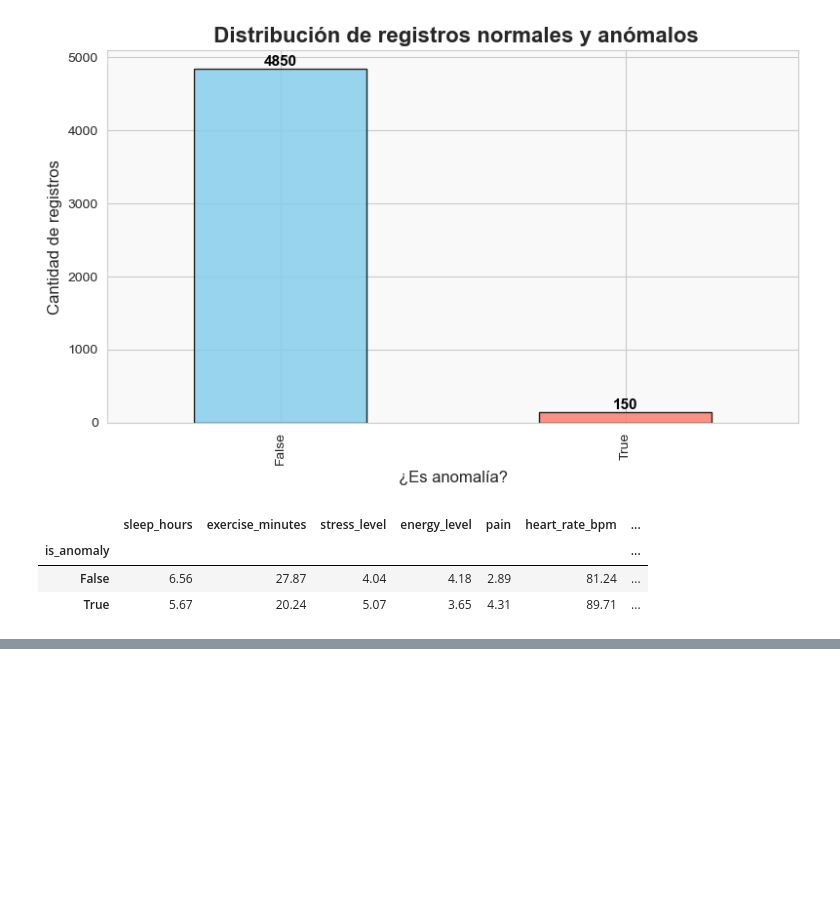
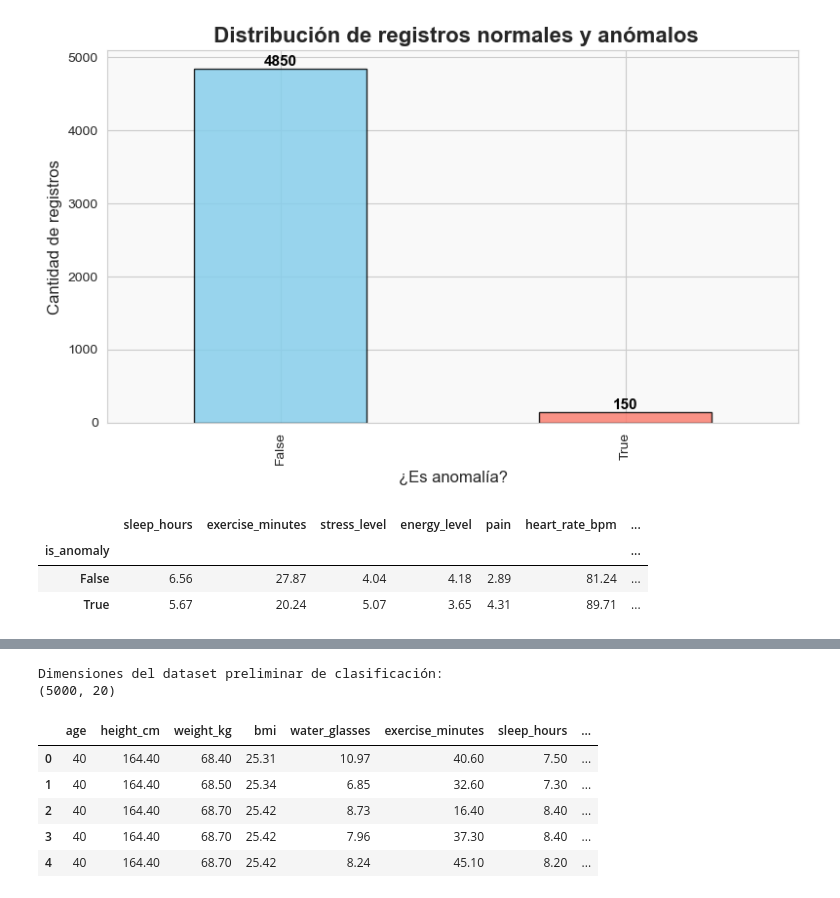
Before and after one commit to KouDionicio/9A-IDGS-ECBD-VitalMind-, a Jupyter notebook: ml-service/app/notebooks/01_exploratory_data_analysis.ipynb, the cells around one changed output, grey strips where cells are left out. Drawn from its saved outputs; the diff is of its cells as text; code cells hidden in the pictures; blank space fills up the shorter version.

```diff
--- a/ml-service/app/notebooks/01_exploratory_data_analysis.ipynb
+++ b/ml-service/app/notebooks/01_exploratory_data_analysis.ipynb
@@ -1695,0 +2053,22 @@ anomaly_comparison
+# %%
+classification_dataset = df[
+    classification_features
+    + [classification_target]
+].copy()
+
+print(
+    "Dimensiones del dataset preliminar "
+    "de clasificación:"
+)
+print(classification_dataset.shape)
+
+classification_dataset.head()
+# %% [output]
+Dimensiones del dataset preliminar de clasificación:
+(5000, 20)
+|  | age | height_cm | weight_kg | bmi | water_glasses | exercise_minutes | sleep_hours | ... |
+| 0 | 40 | 164.40 | 68.40 | 25.31 | 10.97 | 40.60 | 7.50 | ... |
+| 1 | 40 | 164.40 | 68.50 | 25.34 | 6.85 | 32.60 | 7.30 | ... |
+| 2 | 40 | 164.40 | 68.70 | 25.42 | 8.73 | 16.40 | 8.40 | ... |
+| 3 | 40 | 164.40 | 68.70 | 25.42 | 7.96 | 37.30 | 8.40 | ... |
+| 4 | 40 | 164.40 | 68.70 | 25.42 | 8.24 | 45.10 | 8.20 | ... |
```
Also changed, not shown: parts of 18 cells of this notebook.
